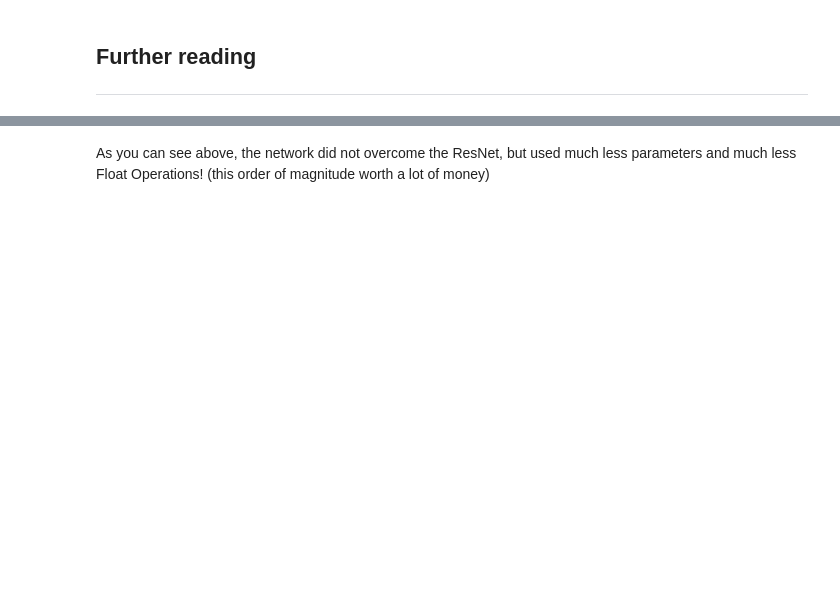
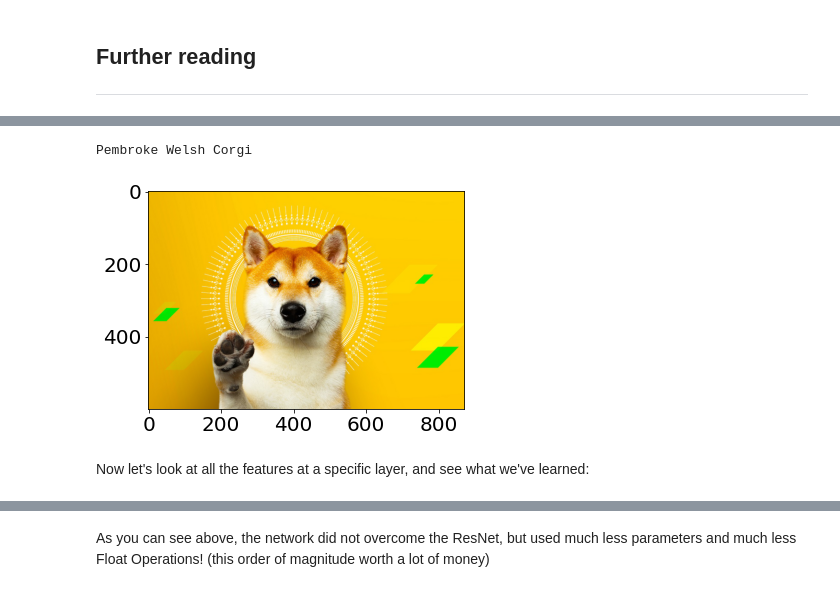
Before and after one commit to mkimhi/cs3600-tutorials, a Jupyter notebook: T3/tutorial3-CNNs.ipynb, the cells around one changed output, grey strips where cells are left out. Saved outputs shown, nothing was run; the diff lists cells and outputs as text; code cells hidden in the pictures; blank space fills up the shorter version.

```diff
--- a/T3/tutorial3-CNNs.ipynb
+++ b/T3/tutorial3-CNNs.ipynb
@@ -894,0 +852,48 @@ Implementation with guidance in homework
+# %%
+# helper functions, by Tal Daniel
+def to_grayscale(image):
+    """
+    input is (d,w,h)
+    converts 3D image tensor to grayscale images corresponding to each channel
+    """
+    image = torch.sum(image, dim=0)
+    image = torch.div(image, image.shape[0])
+    return image
+
+def normalize(image, device=torch.device("cpu")):
+    normalize = transforms.Normalize(
+    mean=[0.485, 0.456, 0.406],
+    std=[0.229, 0.224, 0.225]
+    )
+    preprocess = transforms.Compose([
+    transforms.Resize((224,224)),
+    transforms.ToTensor(),
+    normalize
+    ])
+    image = preprocess(image).unsqueeze(0).to(device)
+    return image
+
+
+def predict(image, model, labels=None):
+    _, index = model(image).data[0].max(0)
+    if labels is not None:
+        return str(index.item()), labels[str(index.item())][1]
+    else:
+        return index.item()
+
+def deprocess(image, device=torch.device("cpu")):
+    return image * torch.tensor([0.229, 0.224, 0.225]).to(device) + torch.tensor([0.485, 0.456, 0.406]).to(device)
+
+def load_image(path):
+    image = Image.open(path)
+    plt.imshow(image)
+    return image
+# %%
+doge = load_image("./resources/DOGE.jpg");
+norm_doge = normalize(doge, device)
+print(class_id_to_label(predict(norm_doge, model)))
+# %% [output]
+Pembroke Welsh Corgi
+[figure, added]
+# %% [markdown]
+Now let's look at all the features at a specific layer, and see what we've learned:
```
Also changed, not shown: parts of 30 cells of this notebook, 2 other files.
